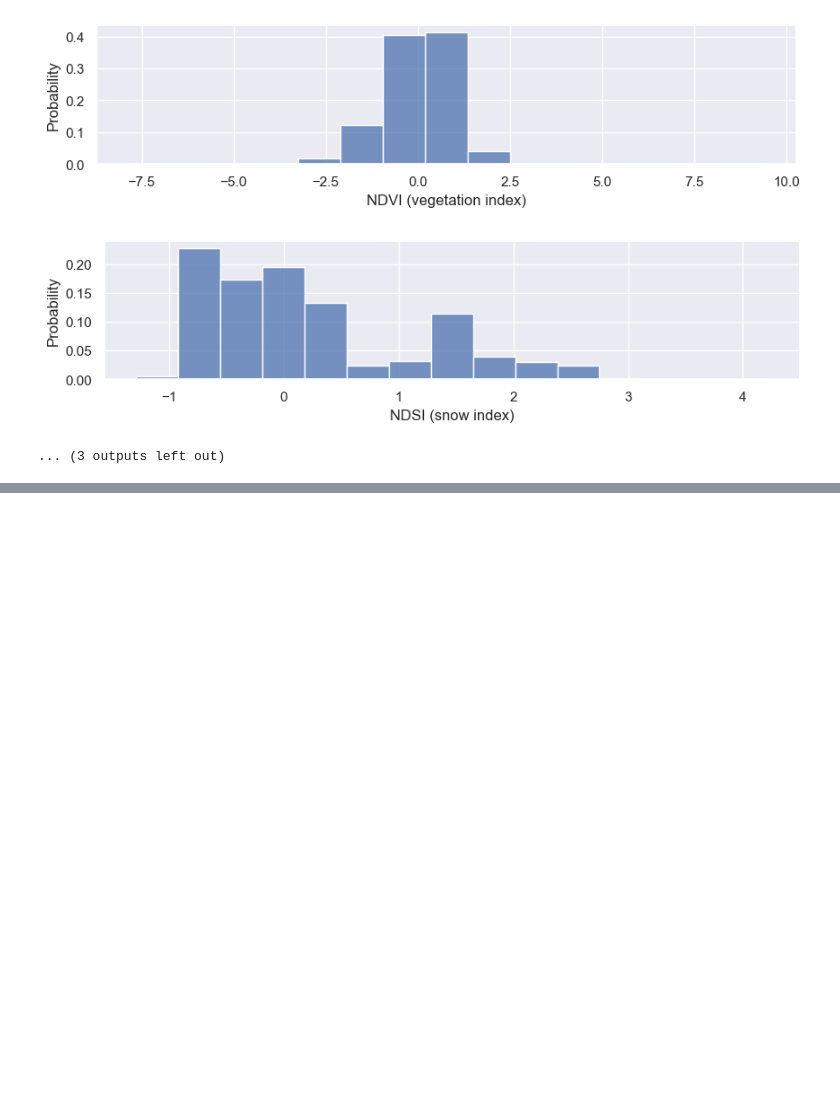
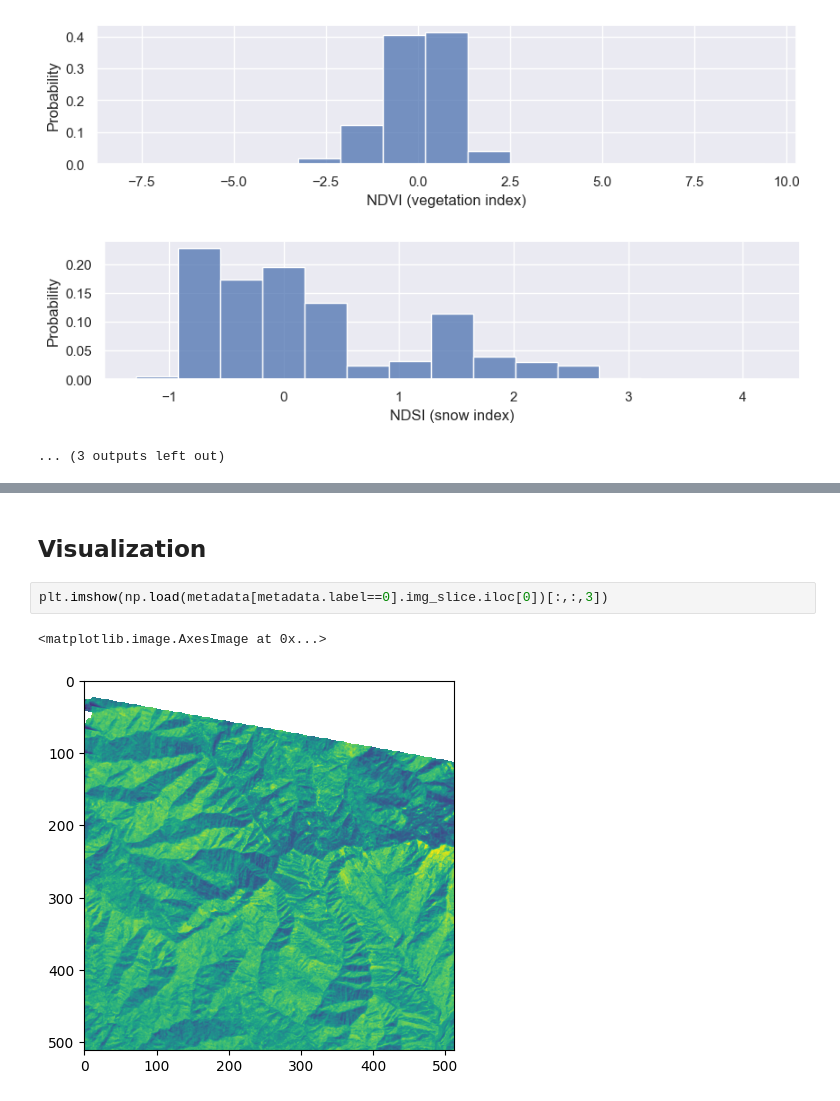
Before and after one commit to jonasbarth/fds-2022-final-project, a Jupyter notebook: preprocessing.ipynb, the cells around one changed output, grey strips where cells are left out. Cells and saved outputs as stored; diff of their text form; blank space fills up the shorter version.

Commit message:
Started visualisation

```diff
--- a/preprocessing.ipynb
+++ b/preprocessing.ipynb
@@ -383,3 +383,10 @@ descr
 | NDWI (water index) | -4.537851 | 0.114080 | -0.181125 | 1.585814 | 12 | [-4.537851333618164, -4.037851333... |
 | SRTM 90 elevation | -6.456268 | 0.730646 | 1222.503784 | 6370.000000 | 13 | [-6.456268310546875, -5.956268310... |
 | SRTM 90 slope | -1.908109 | 1.213453 | 10.550799 | 80.546928 | 14 | [-1.9081087112426758, -1.40810871... |
+# %% [markdown]
+## Visualization
+# %%
+plt.imshow(np.load(metadata[metadata.label==0].img_slice.iloc[0])[:,:,3])
+# %% [output]
+<matplotlib.image.AxesImage at 0x...>
+[figure, added]
```
